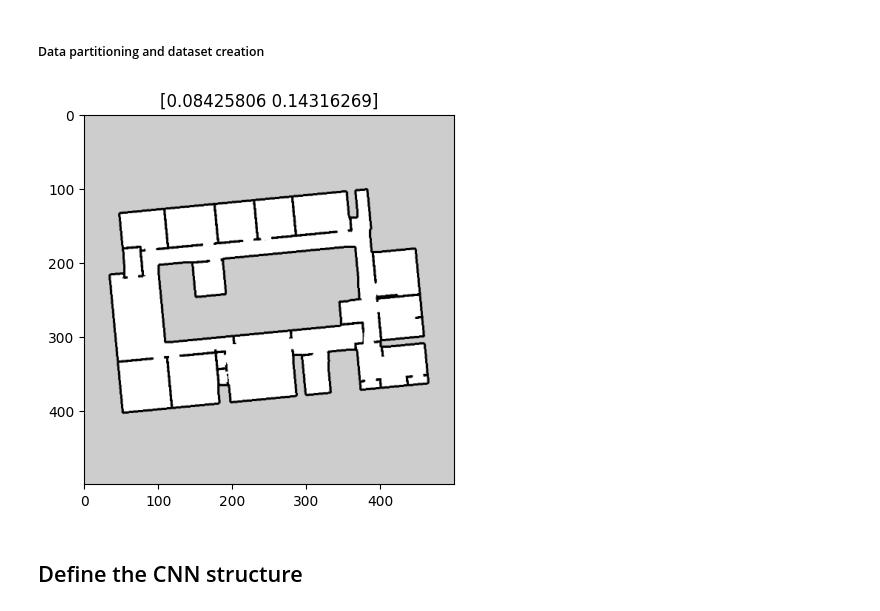
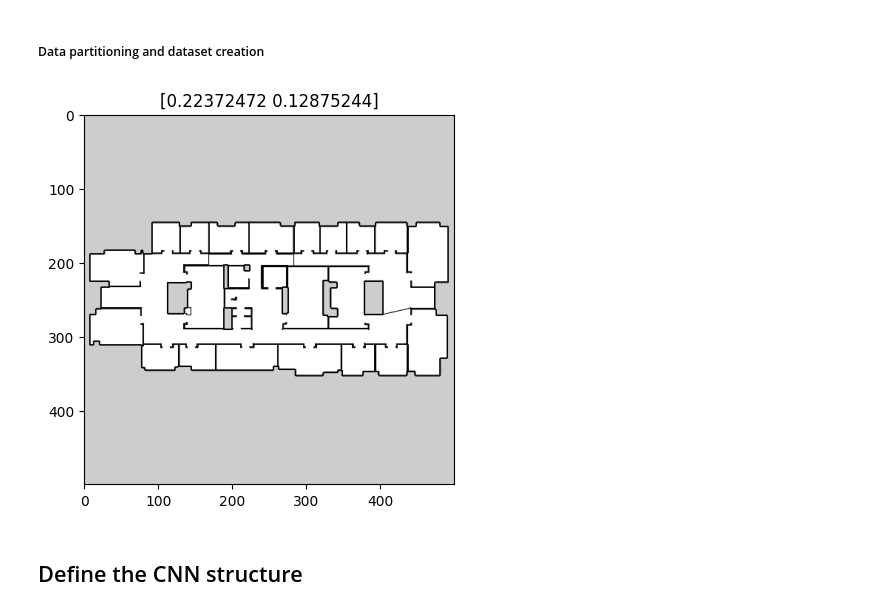
Before and after one commit to prina404/StatisticalMethodsProject, a Jupyter notebook: SLAM_CNN.ipynb, the cells around one changed output. Cells and saved outputs as stored; diff of their text form; code cells hidden in the pictures.

```diff
--- a/SLAM_CNN.ipynb
+++ b/SLAM_CNN.ipynb
@@ -102,7 +103,9 @@ val_df, test_df = train_test_split(test_df, test_size=0.5, random_state=42)
 @tf.function(reduce_retracing=True)
 def load_image(record: dict):
     image = tf.py_function(func=square_img, inp=[record["id"]], Tout=tf.float32)
+    image.set_shape(IM_SHAPE[:-1])
     image = tf.convert_to_tensor(image, dtype=tf.float32)
+
     return image, record["values"]
 
 
@@ -125,16 +128,14 @@ train_data = load_dataset(train_df)
 val_data = load_dataset(val_df)
 test_data = load_dataset(test_df)
 # %%
-for b in train_data.as_numpy_iterator():
-    for r in b:
-        r, l = b[0], b[1]
-        plt.imshow(r[0], cmap='gray')
-        plt.title(l[0])
-        plt.show()
-        break
+for r in test_data.take(1).as_numpy_iterator():
+    r, l = r[0], r[1]
+    plt.imshow(r[0], cmap='gray')
+    plt.title(l[0])
+    plt.show()
     break
 # %% [output]
-[figure, old version]
+[figure, new version]
 # %% [markdown]
 ## Define the CNN structure
 # %%
```
Also changed, not shown: parts of 7 cells of this notebook.
